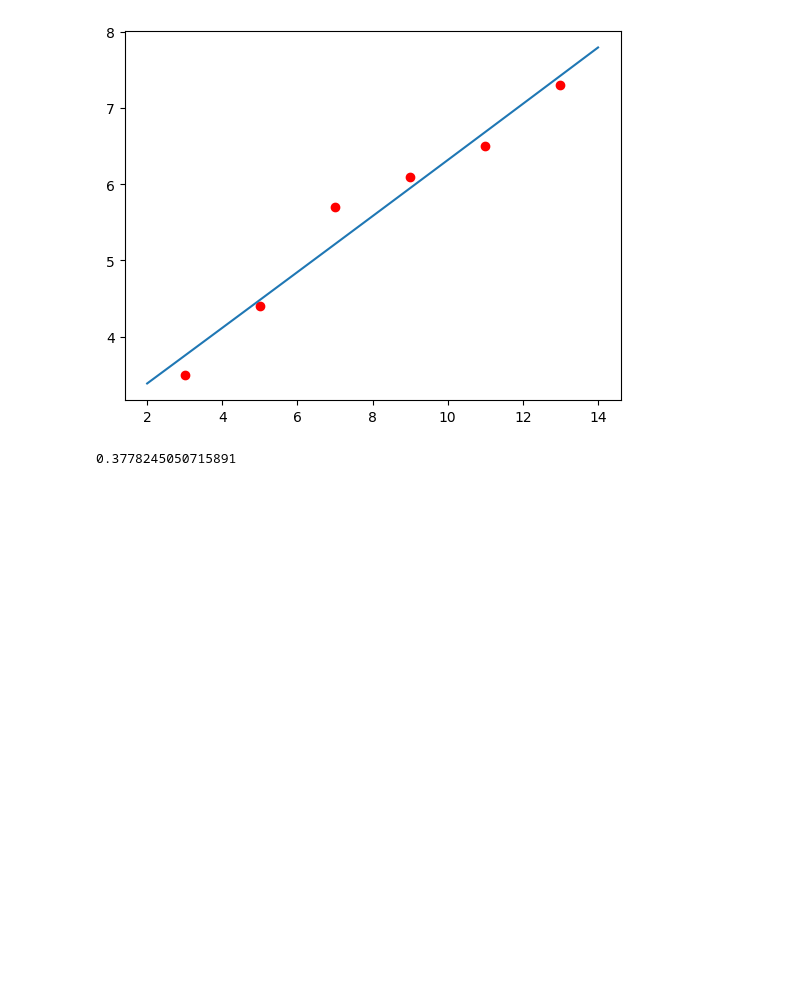
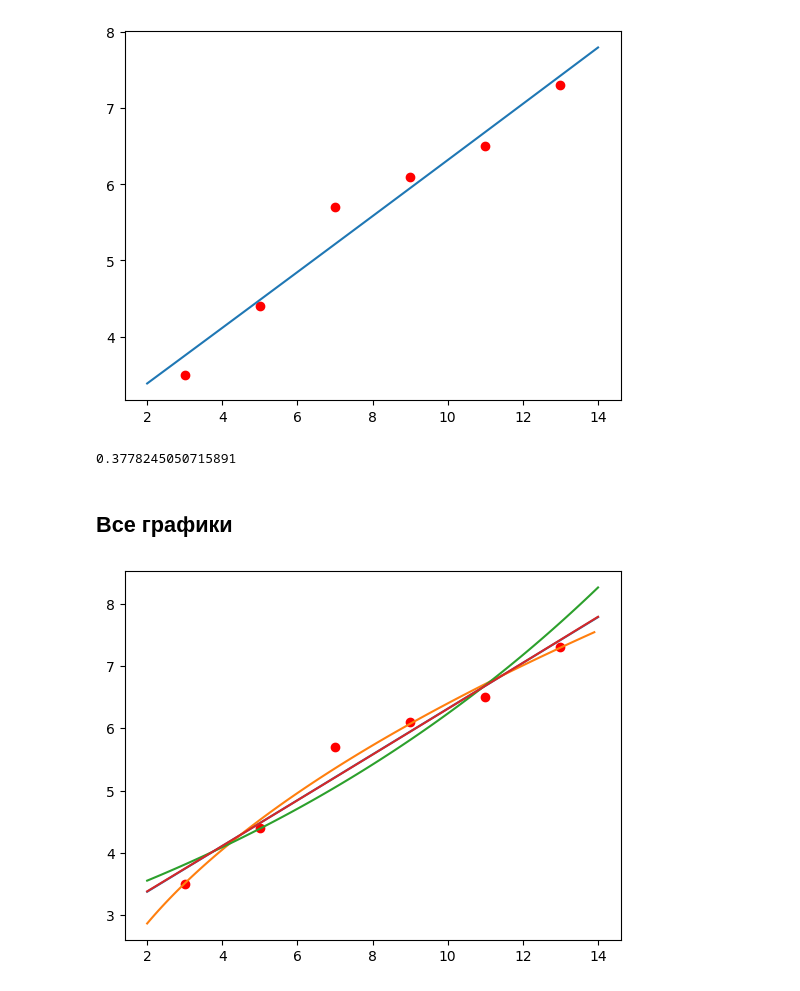
Before and after one commit to askras/mlda, a Jupyter notebook: labs/lab01/lab01_07_busarov/lab01_07_busarov.ipynb, the cells around one changed output. Saved outputs shown, nothing was run; the diff lists cells and outputs as text; code cells hidden in the pictures; blank space fills up the shorter version.

Commit message:
add all graphics

```diff
--- a/labs/lab01/lab01_07_busarov/lab01_07_busarov.ipynb
+++ b/labs/lab01/lab01_07_busarov/lab01_07_busarov.ipynb
@@ -83,9 +83,9 @@ assert len(x) == len(y)
 # %%
 a, b = solve_SLAU(x, y)
 # %%
-x_graph = np.linspace(x[0] - 1, x[n-1] + 1, 100)
-y_graph = linear_function(x_graph, a, b)
-plt.plot(x_graph, y_graph)
+x_linear = np.linspace(x[0] - 1, x[n-1] + 1, 100)
+y_linear = linear_function(x_linear, a, b)
+plt.plot(x_linear, y_linear)
 plt.scatter(x, y, color='red')
 plt.show()
 # %% [output]
@@ -106,9 +106,9 @@ y_log = [np.log(y_i_log) for y_i_log in y]
 a_log, b_log = solve_SLAU(x_log, y_log)
 beta = np.exp(b_log)
 # %%
-x_graph = np.arange(x[0] - 1, x[n-1] + 1, 0.1)
-y_graph = beta * (x_graph ** a_log)
-plt.plot(x_graph, y_graph)
+x_step = np.arange(x[0] - 1, x[n-1] + 1, 0.1)
+y_step = beta * (x_step ** a_log)
+plt.plot(x_step, y_step)
 plt.scatter(x, y, color='red')
 plt.show()
 # %% [output]
@@ -127,9 +127,9 @@ err
 a, b = solve_SLAU(x, y_log)
 beta = np.exp(b)
 # %%
-x_graph = np.linspace(x[0] - 1, x[n-1] + 1, 100)
-y_graph = exponential_function(x_graph, a, beta)
-plt.plot(x_graph, y_graph)
+x_exp = np.linspace(x[0] - 1, x[n-1] + 1, 100)
+y_exp = exponential_function(x_exp, a, beta)
+plt.plot(x_exp, y_exp)
 plt.scatter(x, y, color='red')
 plt.show()
 # %% [output]
@@ -146,9 +146,9 @@ err
 ошибка = 0.3778
 # %%
 a, b, c = solve_3_SLAU(x, y)
-x_graph = np.linspace(x[0] - 1, x[n-1] + 1, 100)
-y_graph = quadratic_function(x_graph, a, b, c)
-plt.plot(x_graph, y_graph)
+x_quadro = np.linspace(x[0] - 1, x[n-1] + 1, 100)
+y_quadro = quadratic_function(x_quadro, a, b, c)
+plt.plot(x_quadro, y_quadro)
 plt.scatter(x, y, color='red')
 plt.show()
 # %% [output]
@@ -160,3 +160,14 @@ for i in range(n):
 err
 # %% [output]
 0.3778245050715891
+# %% [markdown]
+## Все графики
+# %%
+plt.plot(x_linear, y_linear)
+plt.plot(x_step, y_step)
+plt.plot(x_exp, y_exp)
+plt.plot(x_quadro, y_quadro)
+plt.scatter(x, y, color='red')
+plt.show()
+# %% [output]
+[figure, added]
```
Also changed, not shown: parts of 1 cell of this notebook.
